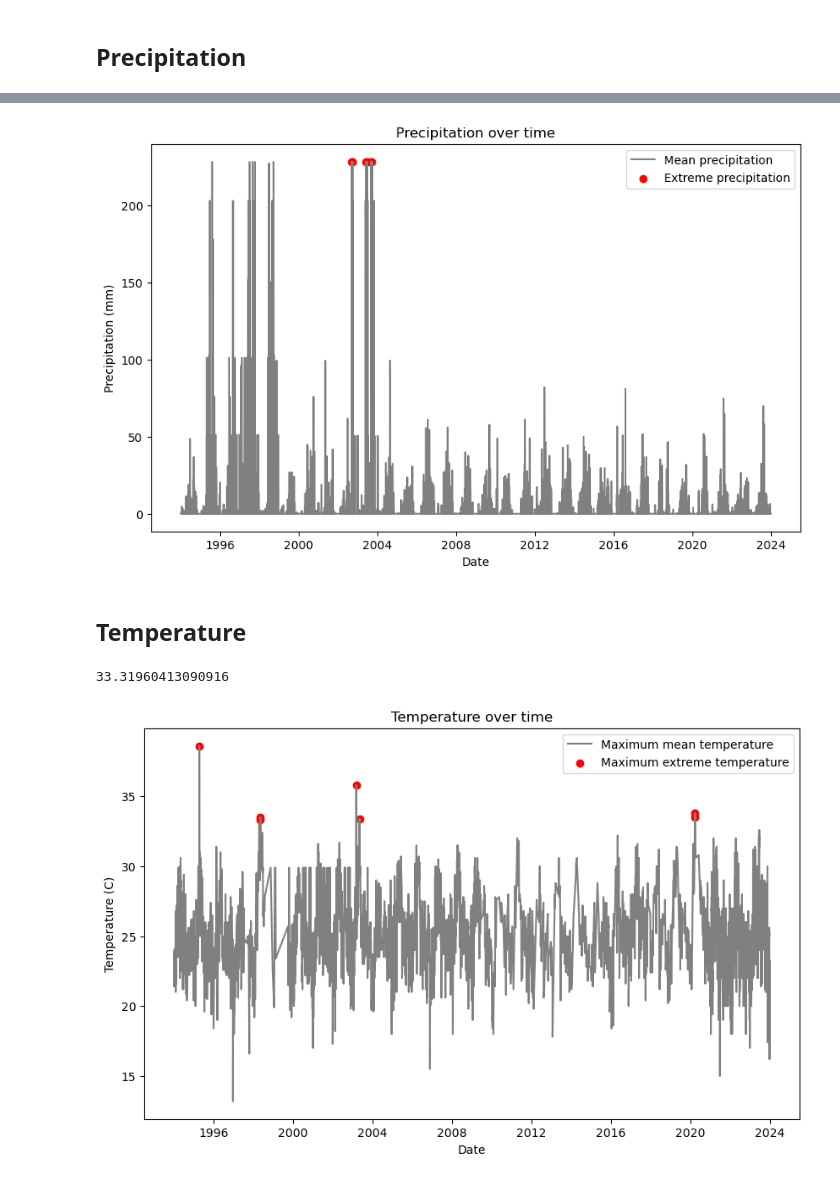
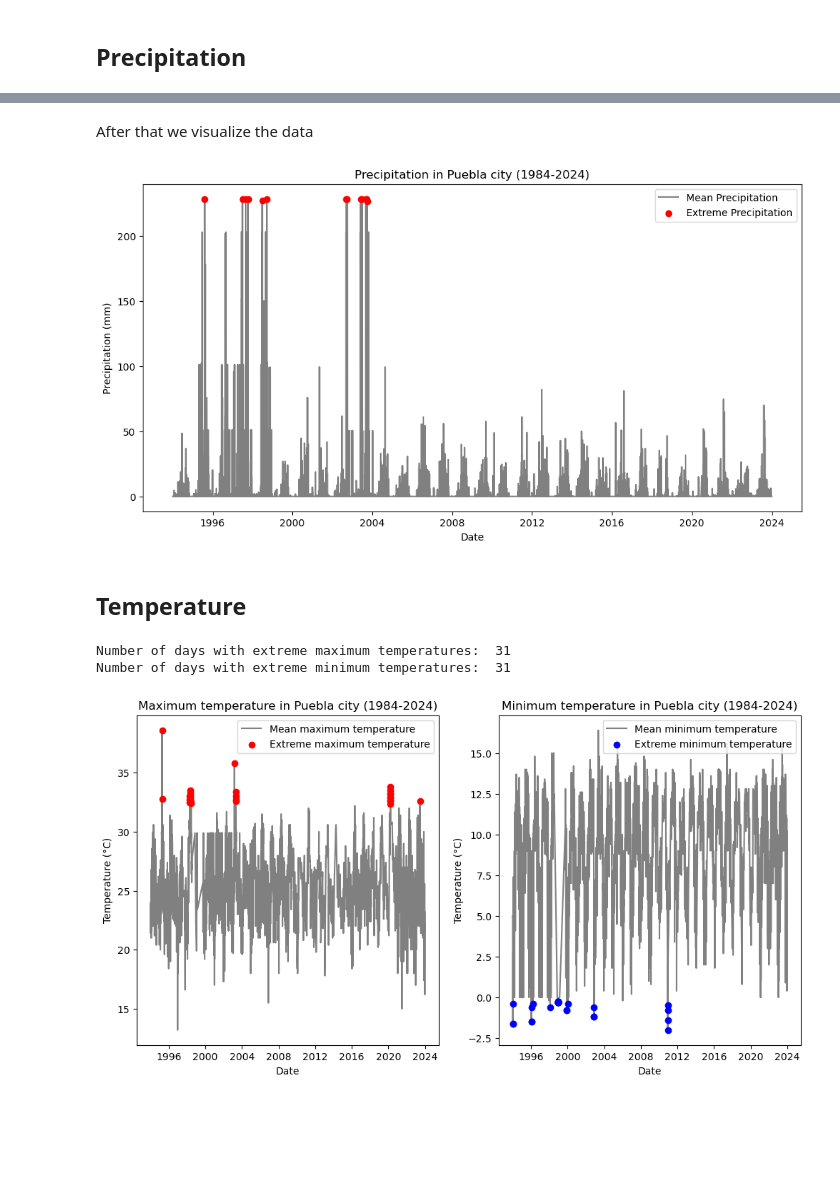
Before and after one commit to luisloyde/Puebla-extreme-climate-analysis, a Jupyter notebook: Climate Extremes Analysis - Puebla (1984-2024).ipynb, the cells around one changed output, grey strips where cells are left out. Saved outputs shown, nothing was run; the diff lists cells and outputs as text; code cells hidden in the pictures; blank space fills up the shorter version.

```diff
--- a/Climate Extremes Analysis - Puebla (1984-2024).ipynb
+++ b/Climate Extremes Analysis - Puebla (1984-2024).ipynb
@@ -91,5 +106,6 @@ np.float64(3.247700310275598)
 # %%
-precipitation_threshold = np.percentile(data['prcp'].dropna(), 99.9452)
-print(precipitation_threshold)
-extreme_precipitation = data[data['prcp'] > precipitation_threshold]
+sp = 0.997260274
+prcp_threshold = data['prcp'].quantile(sp)
+extreme_prcp = data['prcp'] > prcp_threshold
+print('Number of days with extreme precipitation: ',extreme_prcp.sum())
 # %% [output]
@@ -109,31 +113,51 @@ plt.show()
+# %% [markdown]
+After that we visualize the data
 # %%
-plt.figure(figsize=(10,6))
-plt.plot(data.index, data['prcp'], color='gray', label='Mean precipitation')
-plt.scatter(extreme_precipitation.index, extreme_precipitation['prcp'], color='red', label='Extreme precipitation')
+plt.figure(figsize=(12, 6))
+
+plt.plot(data.index, data['prcp'], color='gray', label='Mean Precipitation', zorder=1)
+plt.scatter(data.index[extreme_prcp], data['prcp'][extreme_prcp], color='red', label='Extreme Precipitation',zorder=2)
+
 plt.xlabel('Date')
 plt.ylabel('Precipitation (mm)')
-plt.title('Precipitation over time')
+plt.title('Precipitation in Puebla city (1984-2024)')
 plt.legend()
 plt.show()
 # %% [output]
-[figure, old version]
+[figure, new version]
 # %% [markdown]
 ## Temperature
 # %%
-temp_threshold = np.percentile(data['tmax'].dropna(), 99.9452)
-print(temp_threshold)
-extreme_temp_max = data[data['tmax'] > temp_threshold]
+tmax_threshold = data['tmax'].quantile(sp)
+extreme_tmax = data['tmax'] > tmax_threshold
+print('Number of days with extreme maximum temperatures: ',extreme_tmax.sum())
+
+tmin_threshold = data['tmin'].quantile(1-sp)
+extreme_tmin = data['tmin'] < tmin_threshold
+print('Number of days with extreme minimum temperatures: ',extreme_tmin.sum())
 # %% [output]
-33.31960413090916
+Number of days with extreme maximum temperatures:  31
+Number of days with extreme minimum temperatures:  31
 # %%
-plt.figure(figsize=(10,6))
-plt.plot(data.index, data['tmax'], color='gray', label='Maximum mean temperature')
-plt.scatter(extreme_temp_max.index, extreme_temp_max['tmax'], color='red', label='Maximum extreme temperature')
+plt.figure(figsize=(12, 6))
+
+plt.subplot(1,2,1)
+plt.plot(data.index, data['tmax'], color='gray', label='Mean maximum temperature', zorder=1)
+plt.scatter(data.index[extreme_tmax], data['tmax'][extreme_tmax], color='red', label='Extreme maximum temperature',zorder=2)
 plt.xlabel('Date')
-plt.ylabel('Temperature (C)')
-plt.title('Temperature over time')
+plt.ylabel('Temperature (°C)')
+plt.title('Maximum temperature in Puebla city (1984-2024)')
 plt.legend()
+
+plt.subplot(1,2,2)
+plt.plot(data.index, data['tmin'], color='gray', label='Mean minimum temperature', zorder=1)
+plt.scatter(data.index[extreme_tmin], data['tmin'][extreme_tmin], color='blue', label='Extreme minimum temperature',zorder=2)
+plt.xlabel('Date')
+plt.ylabel('Temperature (°C)')
+plt.title('Minimum temperature in Puebla city (1984-2024)')
+plt.legend(loc = 'upper right')
+
 plt.show()
 # %% [output]
-[figure, old version]
+[figure, new version]
 # %%
```
Also changed, not shown: parts of 11 cells of this notebook.
